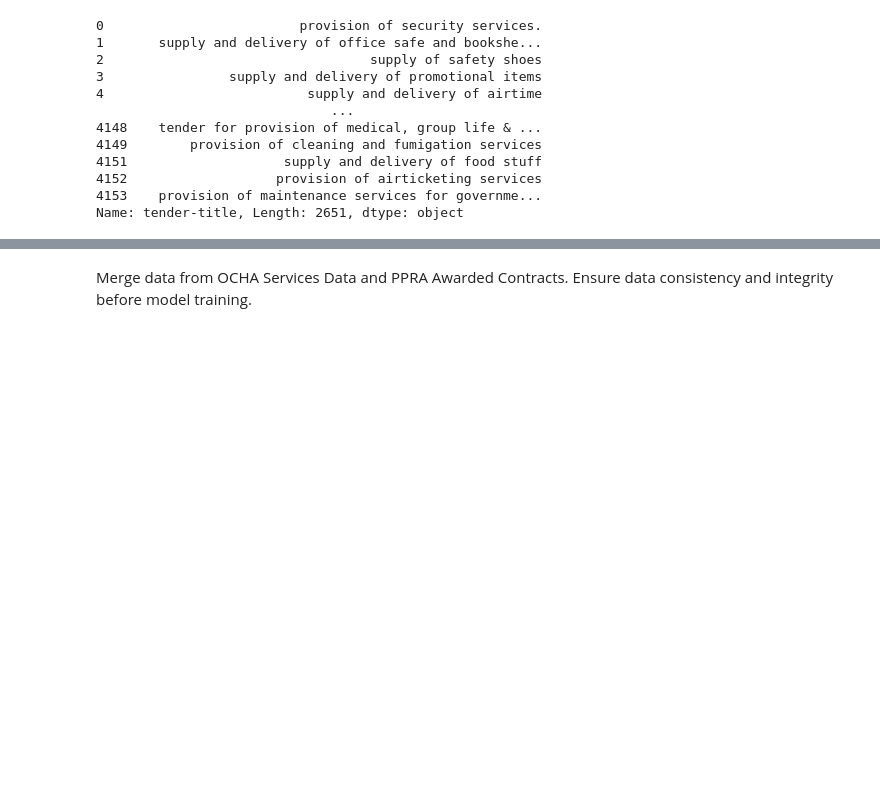
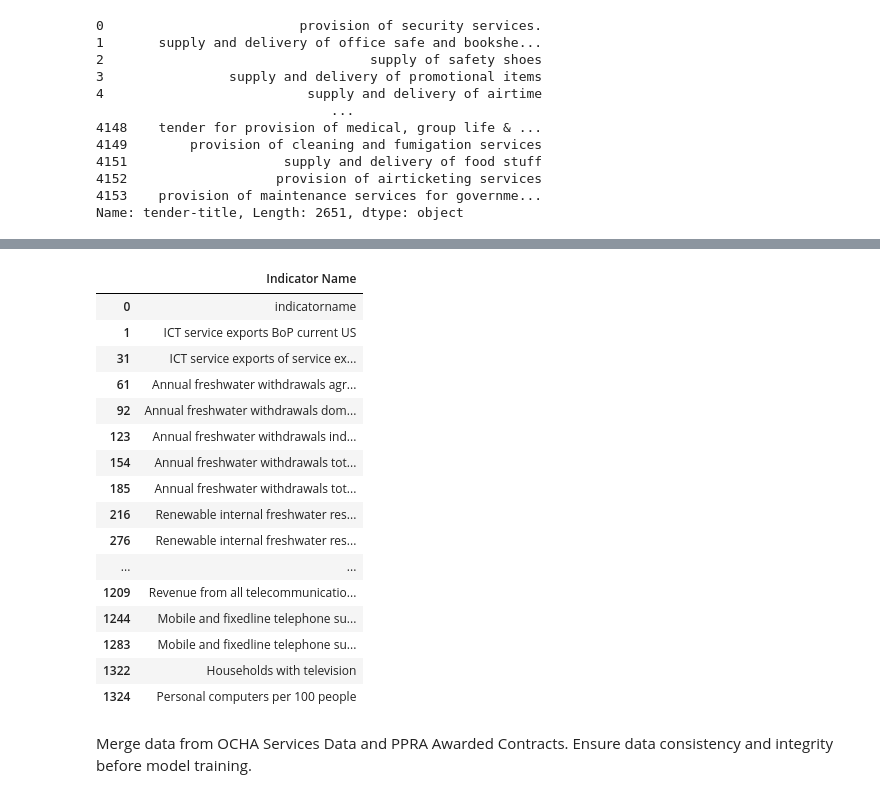
Before and after one commit to datakiptoo/County_Service-_Delivery, a Jupyter notebook: County_Residents.ipynb, the cells around one changed output, grey strips where cells are left out. Drawn from its saved outputs; the diff is of its cells as text; code cells hidden in the pictures; blank space fills up the shorter version.

```diff
--- a/County_Residents.ipynb
+++ b/County_Residents.ipynb
@@ -619,3 +687,23 @@ print(tfidf_df)
+# %%
+services
+# %% [output]
+|  | Indicator Name |
+| 0 | indicatorname |
+| 1 | ICT service exports BoP current US |
+| 31 | ICT service exports of service ex... |
+| 61 | Annual freshwater withdrawals agr... |
+| 92 | Annual freshwater withdrawals dom... |
+| 123 | Annual freshwater withdrawals ind... |
+| 154 | Annual freshwater withdrawals tot... |
+| 185 | Annual freshwater withdrawals tot... |
+| 216 | Renewable internal freshwater res... |
+| 276 | Renewable internal freshwater res... |
+| ... | ... |
+| 1209 | Revenue from all telecommunicatio... |
+| 1244 | Mobile and fixedline telephone su... |
+| 1283 | Mobile and fixedline telephone su... |
+| 1322 | Households with television |
+| 1324 | Personal computers per 100 people |
 # %% [markdown]
 Merge data from OCHA Services Data and PPRA Awarded Contracts.
 Ensure data consistency and integrity before model training.
```
Also changed, not shown: parts of 21 cells of this notebook, 1 other file.
